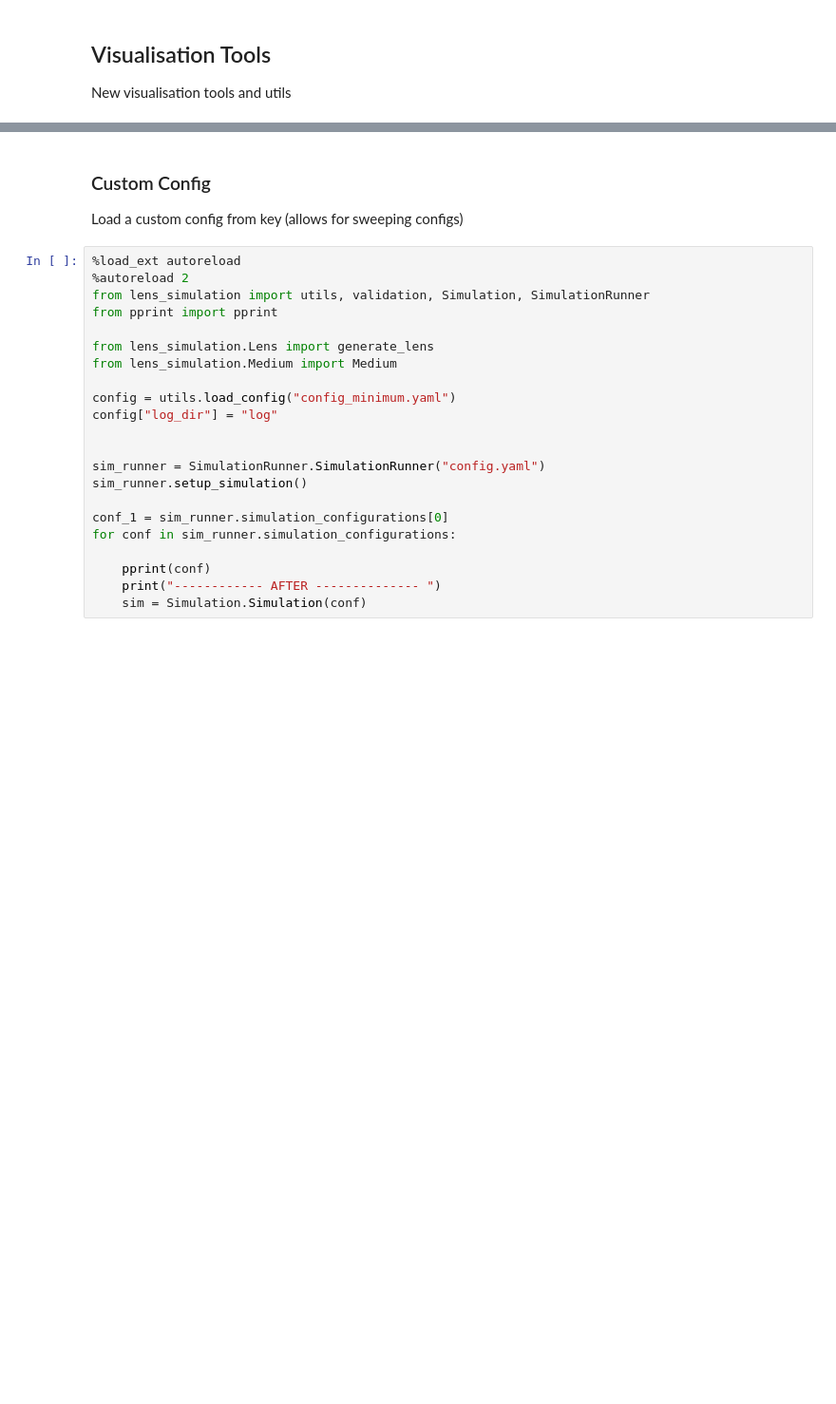
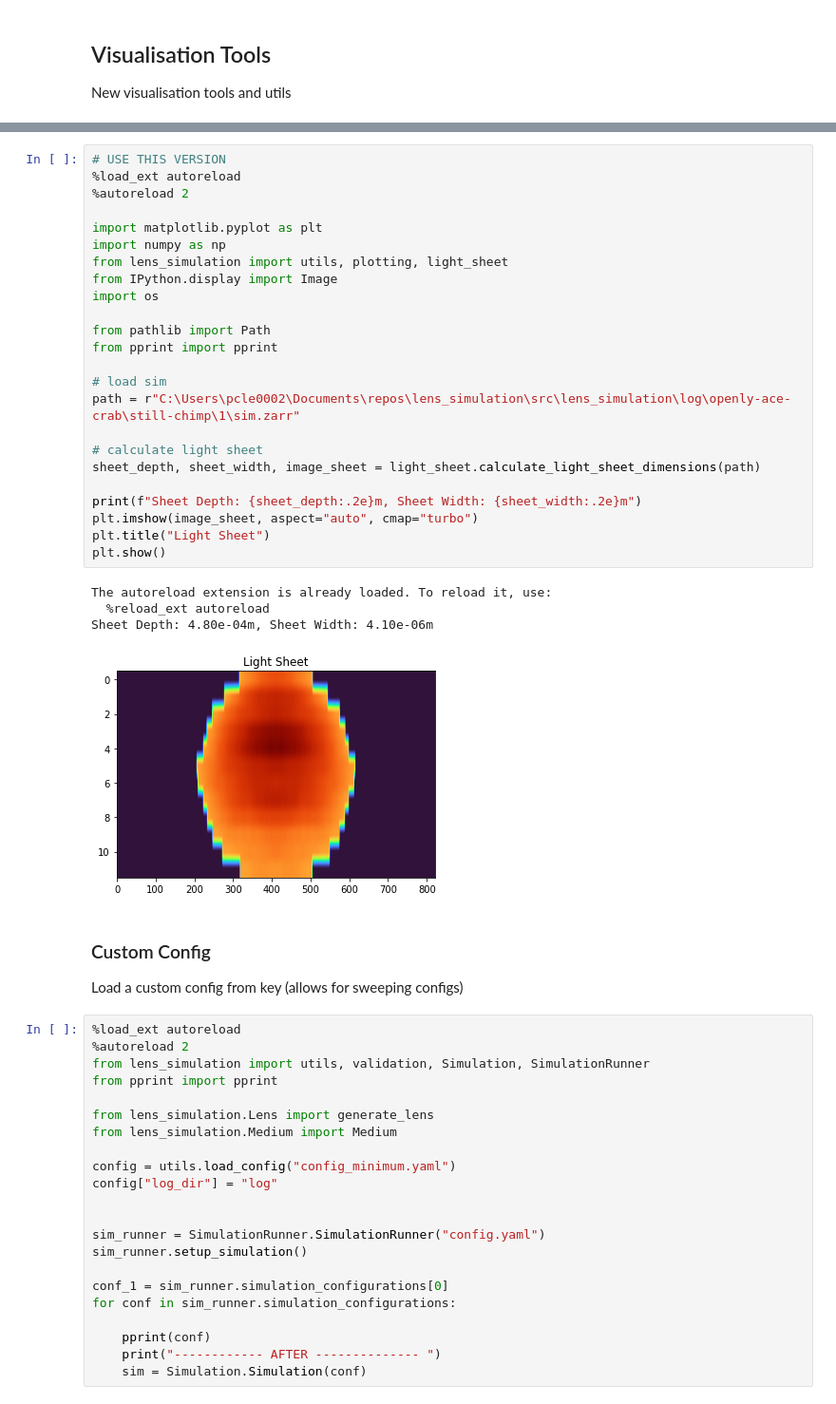
Before and after one commit to DeMarcoLab/juno, a Jupyter notebook: src/lens_simulation/notebook.ipynb, the cells around one changed output, grey strips where cells are left out. Shown at 95% size. Saved outputs shown, nothing was run; the diff lists cells and outputs as text; blank space fills up the shorter version.

```diff
--- a/src/lens_simulation/notebook.ipynb
+++ b/src/lens_simulation/notebook.ipynb
@@ -286,3 +326,32 @@ plt.show()
+# %%
+# USE THIS VERSION
+%load_ext autoreload
+%autoreload 2
+
+import matplotlib.pyplot as plt
+import numpy as np
+from lens_simulation import utils, plotting, light_sheet
+from IPython.display import Image
+import os
+
+from pathlib import Path
+from pprint import pprint
+
+# load sim
+path = r"C:\Users\pcle0002\Documents\repos\lens_simulation\src\lens_simulation\log\openly-ace-crab\still-chimp\1\sim.zarr"
+
+# calculate light sheet
+sheet_depth, sheet_width, image_sheet = light_sheet.calculate_light_sheet_dimensions(path)
+
+print(f"Sheet Depth: {sheet_depth:.2e}m, Sheet Width: {sheet_width:.2e}m")
+plt.imshow(image_sheet, aspect="auto", cmap="turbo")
+plt.title("Light Sheet")
+plt.show()
+# %% [output]
+The autoreload extension is already loaded. To reload it, use:
+  %reload_ext autoreload
+Sheet Depth: 4.80e-04m, Sheet Width: 4.10e-06m
+[figure, added]
 # %% [markdown]
 ### Custom Config
 
```
Also changed, not shown: parts of 7 cells of this notebook, 5 other files.
